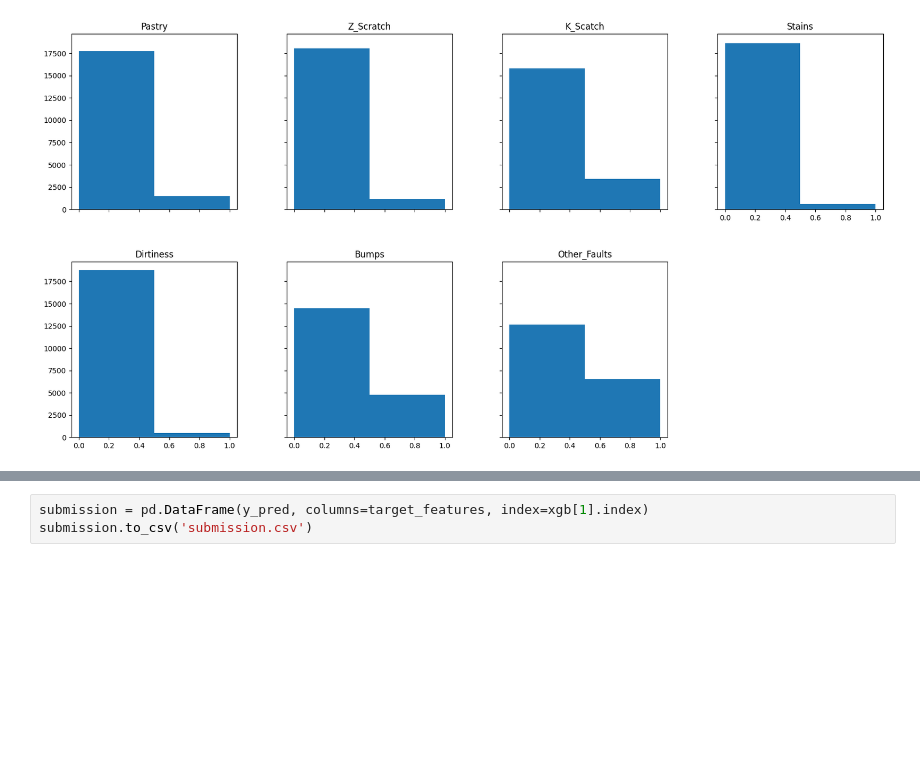
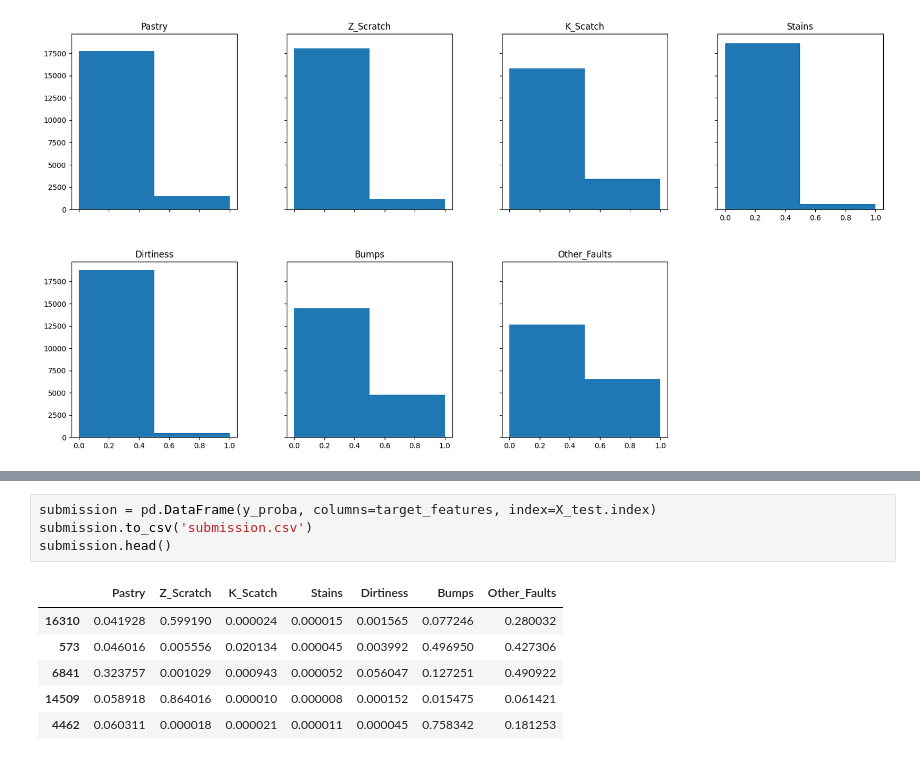
Before and after one commit to chalseoko/steel_plate_defect_prediction, a Jupyter notebook: steel-plate-defect-prediction.ipynb, the cells around one changed output, grey strips where cells are left out. Drawn from its saved outputs; the diff is of its cells as text; blank space fills up the shorter version.

```diff
--- a/steel-plate-defect-prediction.ipynb
+++ b/steel-plate-defect-prediction.ipynb
@@ -133,3 +118,11 @@ plt.show()
 # %%
-submission = pd.DataFrame(y_pred, columns=target_features, index=xgb[1].index)
+submission = pd.DataFrame(y_proba, columns=target_features, index=X_test.index)
 submission.to_csv('submission.csv')
+submission.head()
+# %% [output]
+|  | Pastry | Z_Scratch | K_Scatch | Stains | Dirtiness | Bumps | Other_Faults |
+| 16310 | 0.041928 | 0.599190 | 0.000024 | 0.000015 | 0.001565 | 0.077246 | 0.280032 |
+| 573 | 0.046016 | 0.005556 | 0.020134 | 0.000045 | 0.003992 | 0.496950 | 0.427306 |
+| 6841 | 0.323757 | 0.001029 | 0.000943 | 0.000052 | 0.056047 | 0.127251 | 0.490922 |
+| 14509 | 0.058918 | 0.864016 | 0.000010 | 0.000008 | 0.000152 | 0.015475 | 0.061421 |
+| 4462 | 0.060311 | 0.000018 | 0.000021 | 0.000011 | 0.000045 | 0.758342 | 0.181253 |
```
Also changed, not shown: parts of 8 cells of this notebook.
